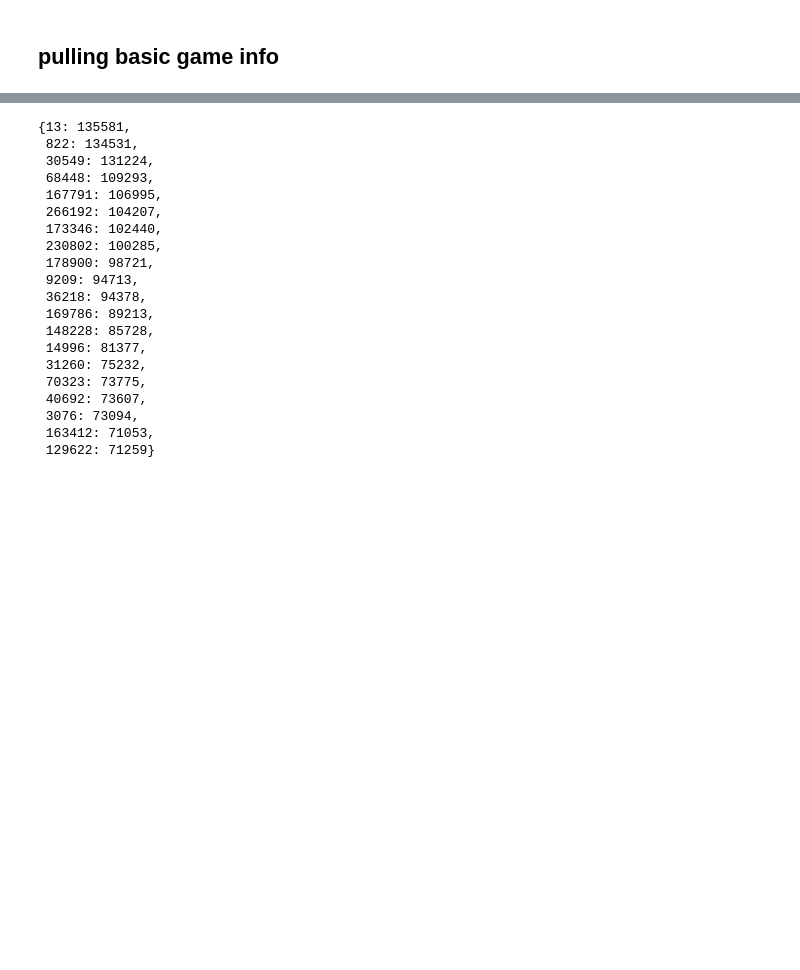
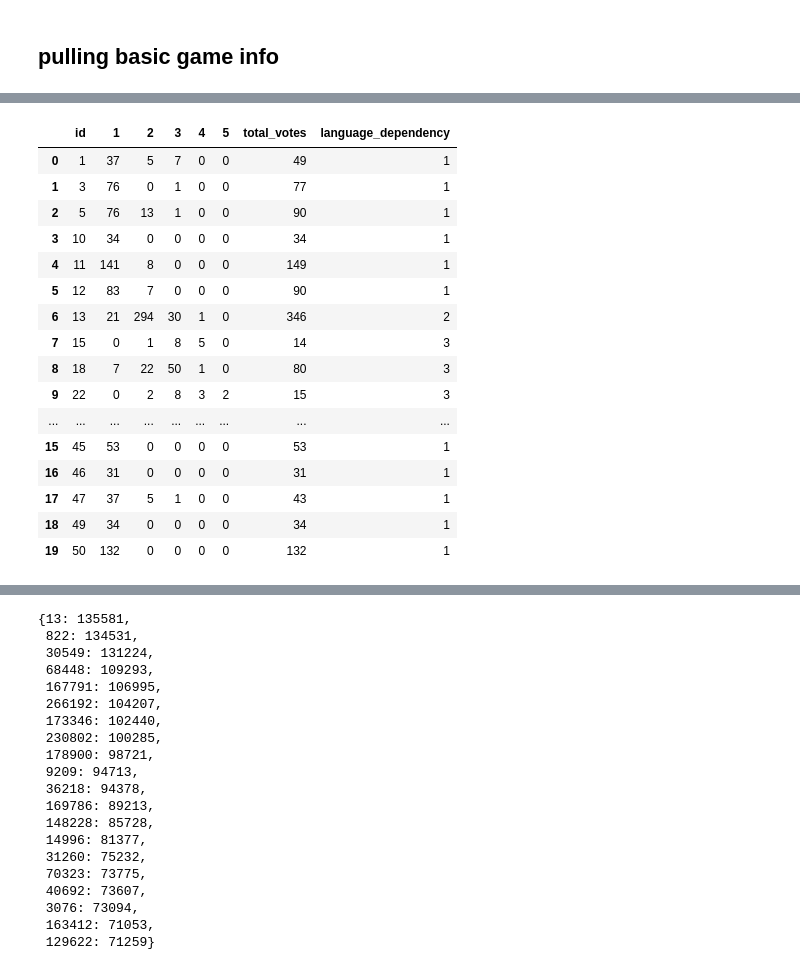
Before and after one commit to MichoelSnow/pax_tt_recommender, a Jupyter notebook: crawler/notebooks/crawler_testing.ipynb, the cells around one changed output, grey strips where cells are left out. Drawn from its saved outputs; the diff is of its cells as text; code cells hidden in the pictures; blank space fills up the shorter version.

```diff
--- a/crawler/notebooks/crawler_testing.ipynb
+++ b/crawler/notebooks/crawler_testing.ipynb
@@ -629,0 +613,12 @@ df_parq.iloc[0]["versions"]
+# %%
+combined_dict = {}
+for d in df_parq["boardgamecategory"]:
+    combined_dict.update(d)
+# %%
+boardgamecategory_rows = []
+col = "boardgamecategory"
+for _, row in df_parq.iterrows():
+    if isinstance(row[col], dict):  # Ensure it's a dict
+        for k, v in row[col].items():
+            boardgamecategory_rows.append({"game_id": row["id"], f"{col}_id": k, f"{col}_name": v})
+df_category_row = pd.DataFrame(boardgamecategory_rows)
@@ -629,0 +634,2 @@ df_parq.iloc[0]["versions"]
+# %%
+df_full = pd.read_parquet("../../data/crawler/boardgame_data_1748875957.parquet")
@@ -629,0 +690,64 @@ df_parq.iloc[0]["versions"]
+# %%
+df_lang = df_full.loc[~(df_full["language_dependence"]=={}), ["id", "language_dependence"]]
+df_lang["game_total_votes"] = df_lang["language_dependence"].apply(lambda x: x["total_votes"])
+df_lang = df_lang.loc[df_lang["game_total_votes"]>10]
+col = "language_dependence"
+df_exploded = pd.DataFrame(
+    [
+        {"id": row_id, col: k, "votes": v}
+        for row_id, d in zip(df_lang["id"], df_lang[col])
+        if isinstance(d, dict)  # ensure it's a dict
+        for k, v in d.items()
+    ]
+)
+df_exploded = df_exploded.loc[(df_exploded[col] != "total_votes")]
+df_exploded["language_dependence"] = df_exploded["language_dependence"].astype(int)
+df_min = (
+    df_exploded[["id", "language_dependence"]]
+    .groupby("id")
+    .min()
+    .reset_index()
+    .rename(columns={"language_dependence": "lang_min"})
+)
+df_exploded = df_exploded.merge(df_min, how="left", on="id")
+df_exploded["language_dependence_norm"] = (
+    df_exploded["language_dependence"] - df_exploded["lang_min"] + 1
+)
+df_exploded = df_exploded.pivot(index="id", columns="language_dependence_norm", values="votes")
+df_exploded["total_votes"] = df_exploded.sum(axis=1)
+df_exploded["language_dependency"] = df_exploded[[1,2,3,4,5]].idxmax(axis=1)
+df_exploded = df_exploded.reset_index()
+df_exploded.columns.name=None
+# df_exploded = pd.concat(
+#     [df_lang.drop(columns="votes"), pd.json_normalize(df_exploded["votes"])], axis=1
+# )
+# df_exploded = df_exploded.loc[
+#     (df_exploded[col] != "total_votes") & ~(df_exploded[col].str.contains("+", regex=False))
+# ]
+# df_exploded = df_exploded.merge(df_sugg_players[["id", "game_total_votes"]], on="id", how="left")
+# df_exploded.columns = [x.lower().replace(" ", "_") for x in df_exploded.columns]
+# for col in df_exploded.columns:
+#     df_exploded[col] = df_exploded[col].astype(pd.Int64Dtype())
+# df_exploded["recommendation"] = df_exploded[["best", "recommended", "not_recommended"]].idxmax(
+#     axis=1
+# )
+# df_exploded = df_exploded.rename(columns={"suggested_numplayers": "players", "id": "game_id"})
+df_exploded.head(20)
+# %% [output]
+|  | id | 1 | 2 | 3 | 4 | 5 | total_votes | language_dependency |
+| 0 | 1 | 37 | 5 | 7 | 0 | 0 | 49 | 1 |
+| 1 | 3 | 76 | 0 | 1 | 0 | 0 | 77 | 1 |
+| 2 | 5 | 76 | 13 | 1 | 0 | 0 | 90 | 1 |
+| 3 | 10 | 34 | 0 | 0 | 0 | 0 | 34 | 1 |
+| 4 | 11 | 141 | 8 | 0 | 0 | 0 | 149 | 1 |
+| 5 | 12 | 83 | 7 | 0 | 0 | 0 | 90 | 1 |
+| 6 | 13 | 21 | 294 | 30 | 1 | 0 | 346 | 2 |
+| 7 | 15 | 0 | 1 | 8 | 5 | 0 | 14 | 3 |
+| 8 | 18 | 7 | 22 | 50 | 1 | 0 | 80 | 3 |
+| 9 | 22 | 0 | 2 | 8 | 3 | 2 | 15 | 3 |
+| ... | ... | ... | ... | ... | ... | ... | ... | ... |
+| 15 | 45 | 53 | 0 | 0 | 0 | 0 | 53 | 1 |
+| 16 | 46 | 31 | 0 | 0 | 0 | 0 | 31 | 1 |
+| 17 | 47 | 37 | 5 | 1 | 0 | 0 | 43 | 1 |
+| 18 | 49 | 34 | 0 | 0 | 0 | 0 | 34 | 1 |
+| 19 | 50 | 132 | 0 | 0 | 0 | 0 | 132 | 1 |
```
Also changed, not shown: parts of 54 cells of this notebook.
